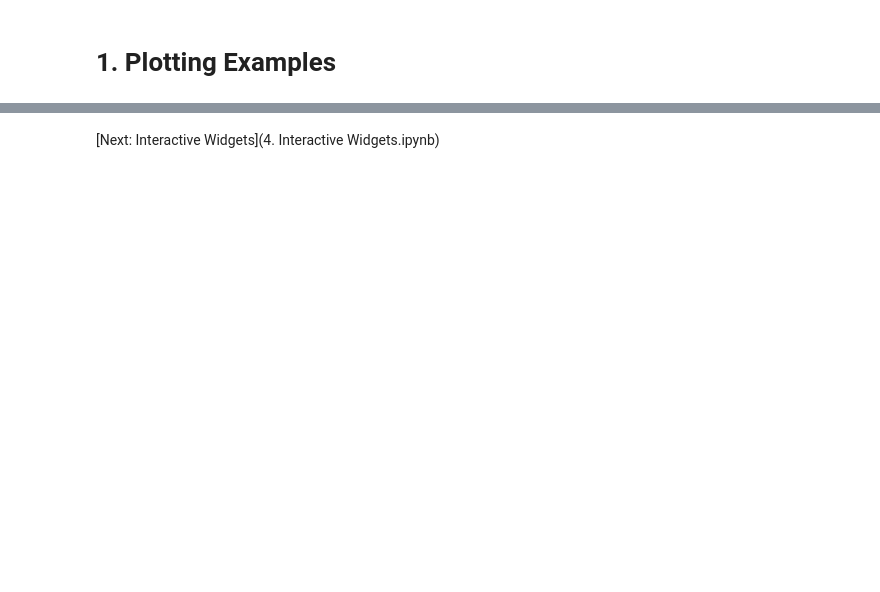
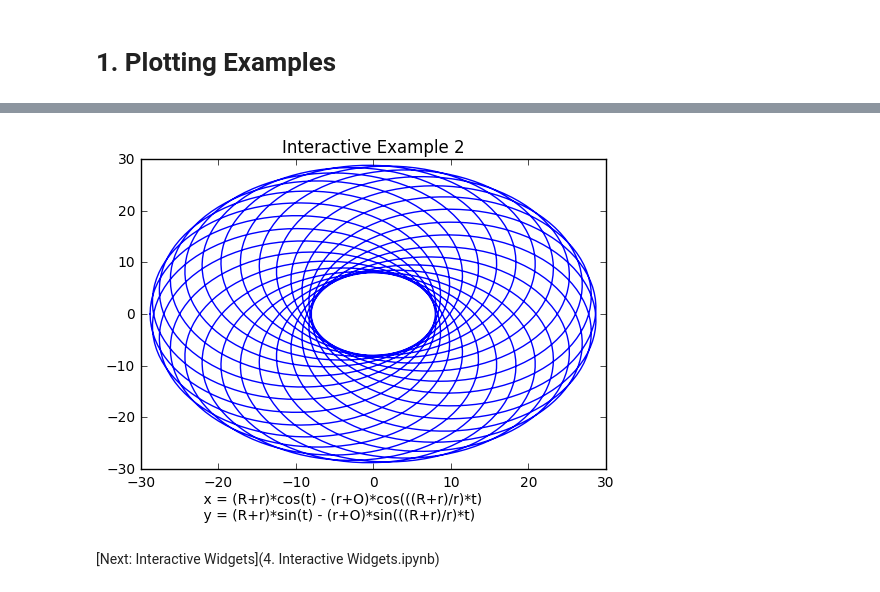
Before and after one commit to Unidata/python-workshop, a Jupyter notebook: notebooks/jupyter-examples/3. Plotting.ipynb, the cells around one changed output, grey strips where cells are left out. Drawn from its saved outputs; the diff is of its cells as text; code cells hidden in the pictures; blank space fills up the shorter version.

```diff
--- a/notebooks/jupyter-examples/3. Plotting.ipynb
+++ b/notebooks/jupyter-examples/3. Plotting.ipynb
@@ -53,2 +85,13 @@ plot(x,y)
+# %%
+from ipywidgets import FloatSlider, IntSlider
+
+interact(plot_interactive_graph,
+         j = IntSlider(min=0,max=3000,value=30),
+         R = IntSlider(min=1,max=20,value=10),
+         r = FloatSlider(min=0.1,max=1.0,value=0.4),
+         O = IntSlider(min=0,max=20,value=12),
+         my_title = "Interactive Example 2")
+# %% [output]
+[figure, added]
 # %% [markdown]
 [Next: Interactive Widgets](4. Interactive Widgets.ipynb)
```
Also changed, not shown: parts of 5 cells of this notebook, 4 other files.
